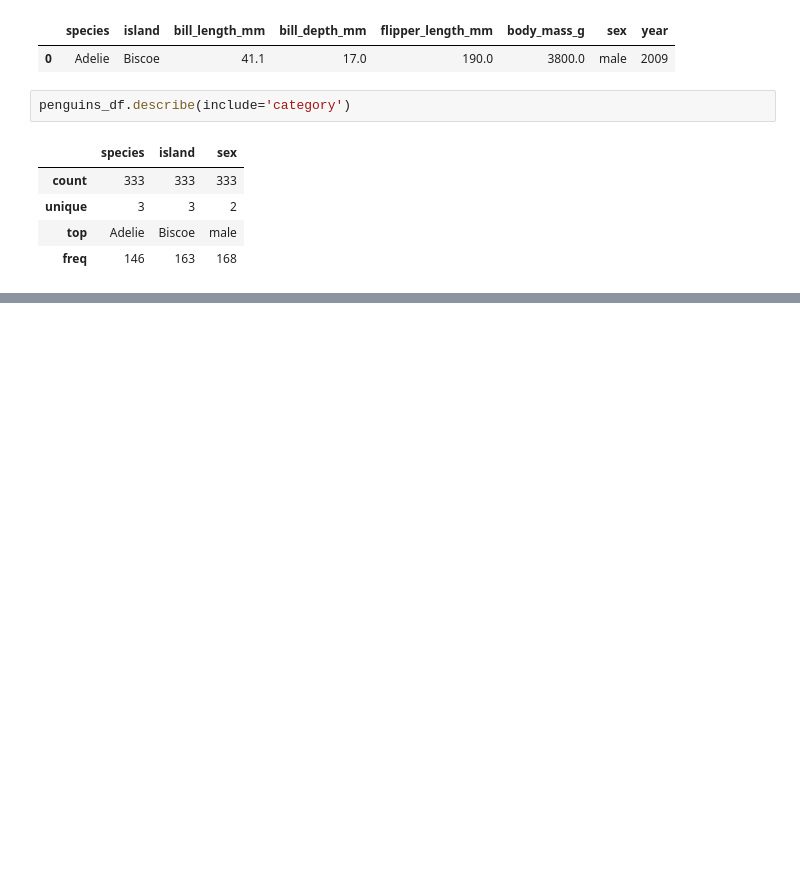
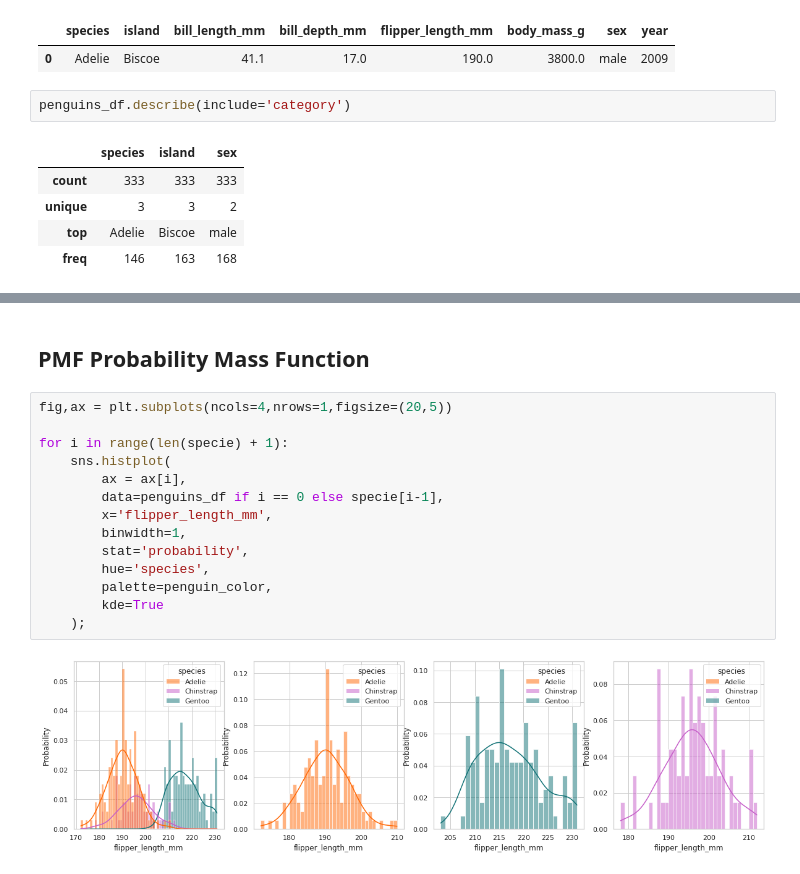
Before and after one commit to mazzaroli/EDA, a Jupyter notebook: project/notebook.ipynb, the cells around one changed output, grey strips where cells are left out. Saved outputs shown, nothing was run; the diff lists cells and outputs as text; blank space fills up the shorter version.

```diff
--- a/project/notebook.ipynb
+++ b/project/notebook.ipynb
@@ -302,0 +306,18 @@ for i in range(len(numeric_columns)):
+# %% [markdown]
+## PMF Probability Mass Function
+# %%
+fig,ax = plt.subplots(ncols=4,nrows=1,figsize=(20,5))
+
+for i in range(len(specie) + 1):
+    sns.histplot(
+        ax = ax[i],
+        data=penguins_df if i == 0 else specie[i-1],
+        x='flipper_length_mm',
+        binwidth=1,
+        stat='probability',
+        hue='species',
+        palette=penguin_color,
+        kde=True
+    );
+# %% [output]
+[figure, added]
```
Also changed, not shown: parts of 15 cells of this notebook, 1 other file.
